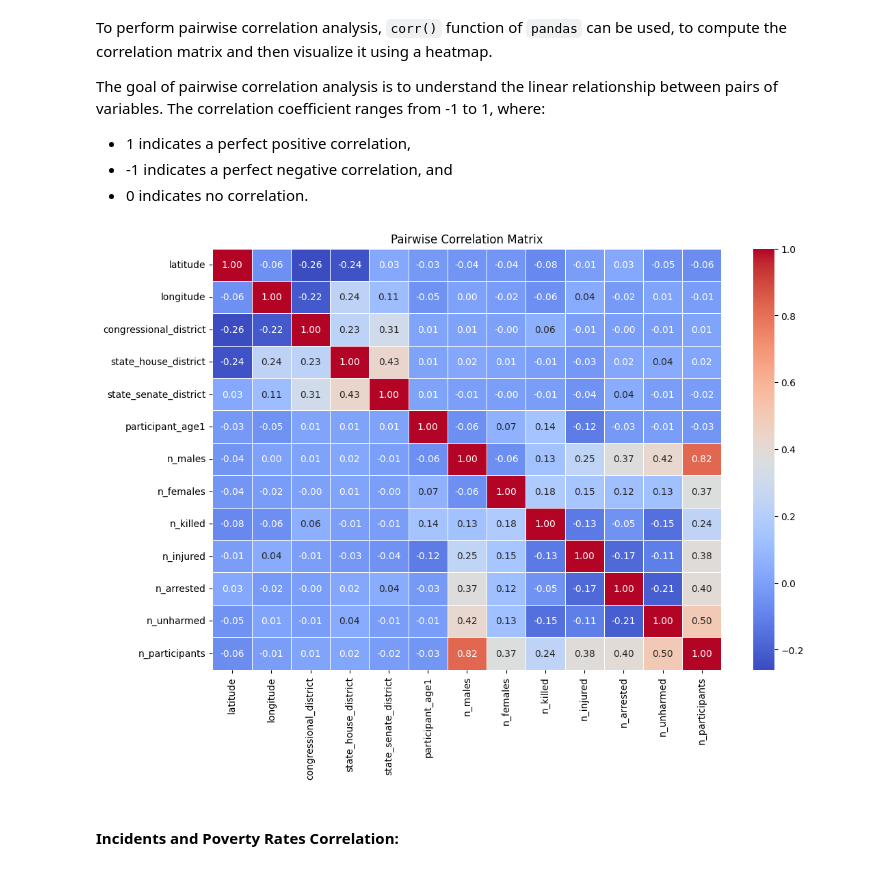
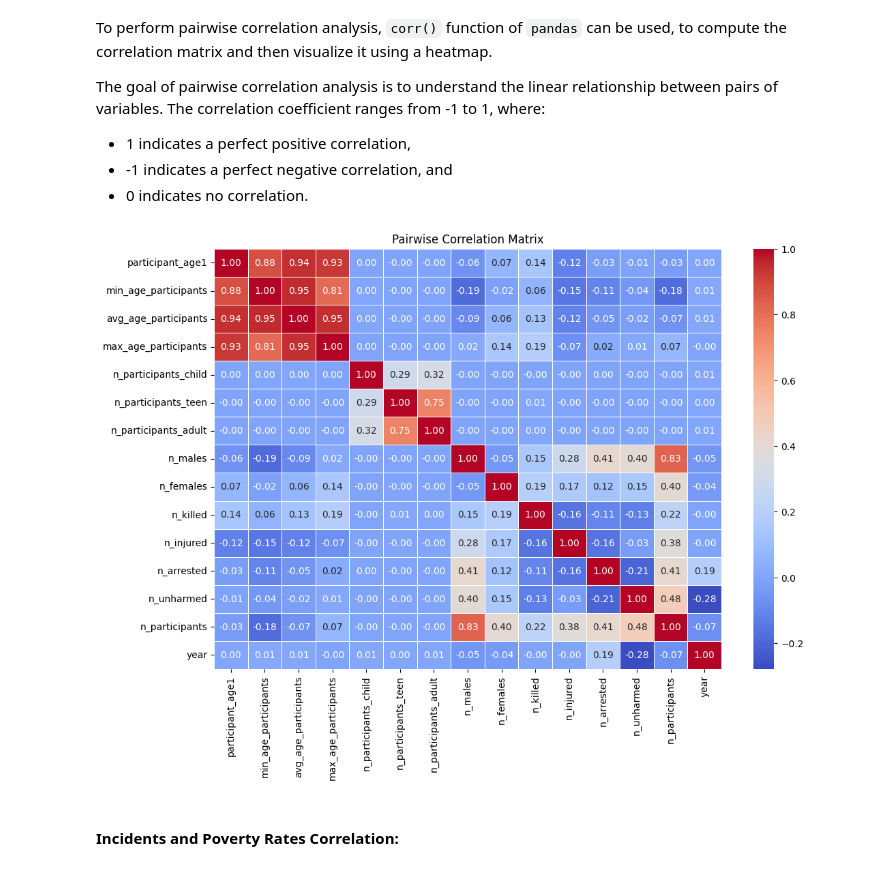
Before and after one commit to Marc2910llv/Gun-Incidents-In-USA-DataMining, a Jupyter notebook: Data_Mining_Project.ipynb, the cells around one changed output. Saved outputs shown, nothing was run; the diff lists cells and outputs as text; code cells hidden in the pictures.

```diff
--- a/Data_Mining_Project.ipynb
+++ b/Data_Mining_Project.ipynb
@@ -206,0 +364,10 @@ plt.show()
+# %%
+# Extract the year from the 'date' column and create a new 'year' column
+incidents_dataset['year'] = incidents_dataset['date'].dt.year
+
+# Count the number of incidents by year
+incident_counts_by_year = incidents_dataset['year'].value_counts().sort_index()
+
+# Display the counts
+print("Number of Incidents by Year:")
+print(incident_counts_by_year)
@@ -206,0 +384,6 @@ plt.show()
+# %%
+# Filter out rows with 'date' in the future
+incidents_dataset = incidents_dataset[incidents_dataset['date'].dt.year > 2013]
+
+# Verify the changes
+print(incidents_dataset['date'].describe())
@@ -239,3 +485,9 @@ plt.title('Distribution of Participant Ages')
 plt.show()
 # %% [output]
 [figure]
+# %%
+# Remove participants older than 110 years
+incidents_dataset = incidents_dataset[incidents_dataset['participant_age1'] <= 110]
+
+# Verify the changes
+print(incidents_dataset['participant_age1'].describe())
@@ -254,3 +526,6 @@ Male, female         1
 Name: count, dtype: int64
+# %%
+# Remove rows with 'participant_gender1' equal to "Male, female"
+incidents_dataset = incidents_dataset[incidents_dataset['participant_gender1'] != "Male, female"]
 # %%
 plt.figure(figsize=(8, 5))
@@ -293,18 +568,18 @@ The goal of pairwise correlation analysis is to understand the linear relationsh
 - 0 indicates no correlation.
 # %%
 # Select numerical columns for correlation analysis
-numerical_columns = dataset1.select_dtypes(include=['number'])
+numerical_columns = incidents_dataset.select_dtypes(include=['number'])
 
 # Compute the correlation matrix
 correlation_matrix = numerical_columns.corr()
 
 # Plot a heatmap of the correlation matrix
 plt.figure(figsize=(12, 8))
 sns.heatmap(correlation_matrix, annot=True, cmap='coolwarm', fmt=".2f", linewidths=.5)
 plt.title('Pairwise Correlation Matrix')
 plt.show()
 # %% [output]
-[figure, old version]
+[figure, new version]
 # %% [markdown]
 #### Incidents and Poverty Rates Correlation:
 # %%
```
Also changed, not shown: parts of 55 cells of this notebook, 1 other file.
